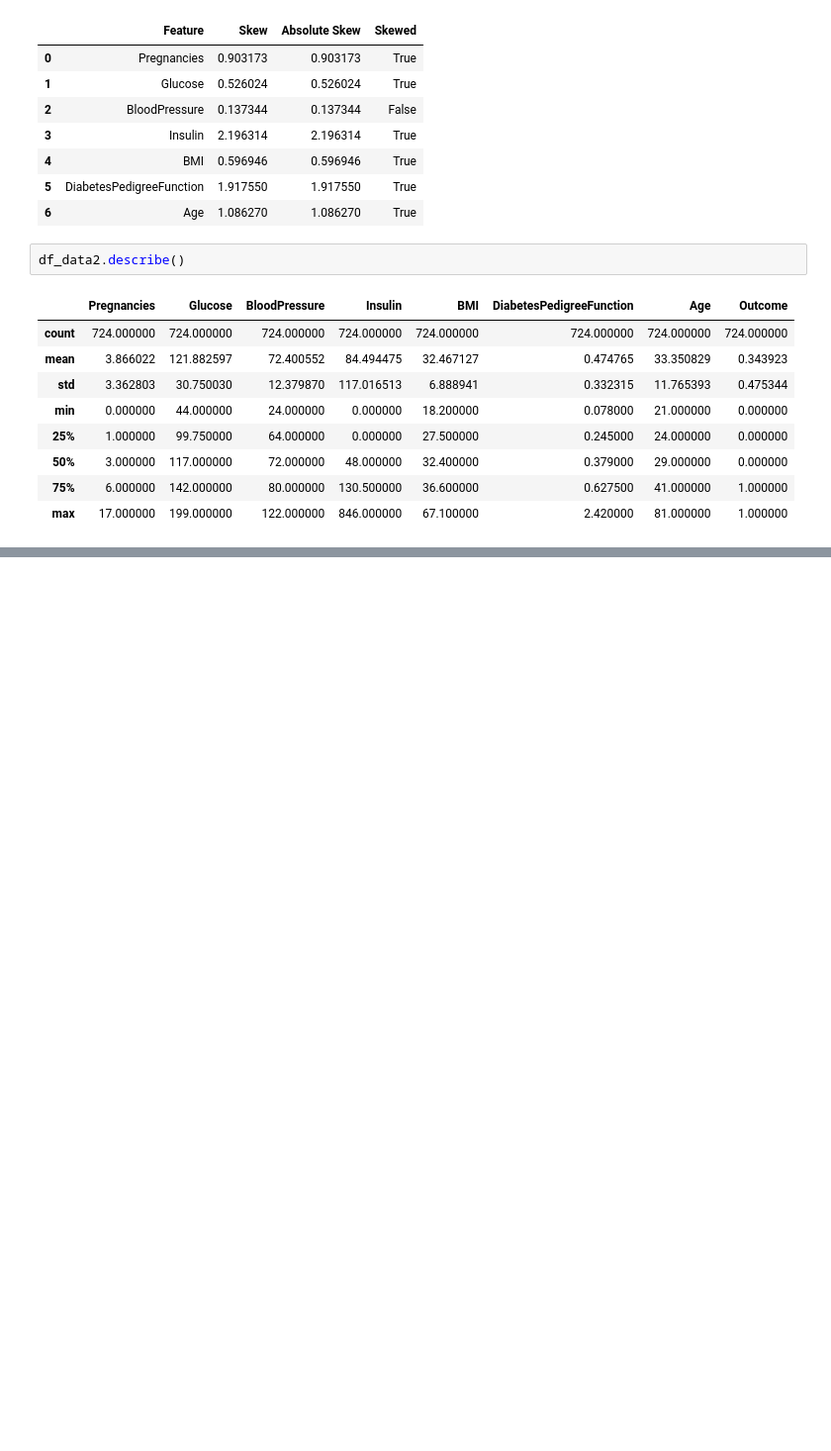
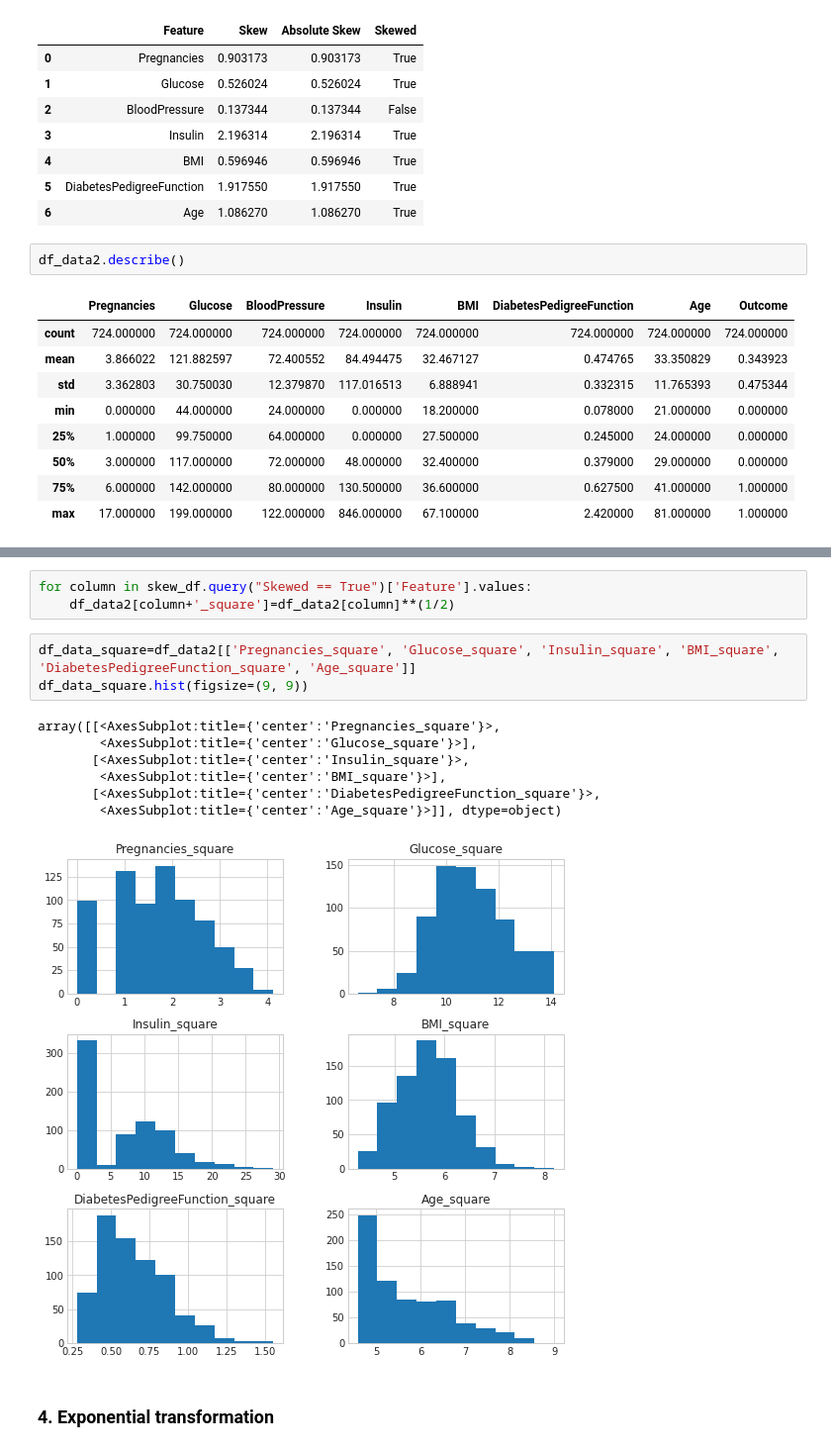
Before and after one commit to ParisRohan/Kaggle_DataScience_Projects, a Jupyter notebook: rp-pima-diabetes-1.ipynb, the cells around one changed output, grey strips where cells are left out. Shown at 99% size. Saved outputs shown, nothing was run; the diff lists cells and outputs as text; blank space fills up the shorter version.

```diff
--- a/rp-pima-diabetes-1.ipynb
+++ b/rp-pima-diabetes-1.ipynb
@@ -241,0 +283,16 @@ array([[<AxesSubplot:title={'center':'Pregnancies'}>,
+# %%
+for column in skew_df.query("Skewed == True")['Feature'].values:
+    df_data2[column+'_square']=df_data2[column]**(1/2)
+# %%
+df_data_square=df_data2[['Pregnancies_square', 'Glucose_square', 'Insulin_square', 'BMI_square', 'DiabetesPedigreeFunction_square', 'Age_square']]
+df_data_square.hist(figsize=(9, 9))
+# %% [output]
+array([[<AxesSubplot:title={'center':'Pregnancies_square'}>,
+        <AxesSubplot:title={'center':'Glucose_square'}>],
+       [<AxesSubplot:title={'center':'Insulin_square'}>,
+        <AxesSubplot:title={'center':'BMI_square'}>],
+       [<AxesSubplot:title={'center':'DiabetesPedigreeFunction_square'}>,
+        <AxesSubplot:title={'center':'Age_square'}>]], dtype=object)
+[figure, added]
+# %% [markdown]
+### 4. Exponential transformation
```
Also changed, not shown: parts of 32 cells of this notebook.
